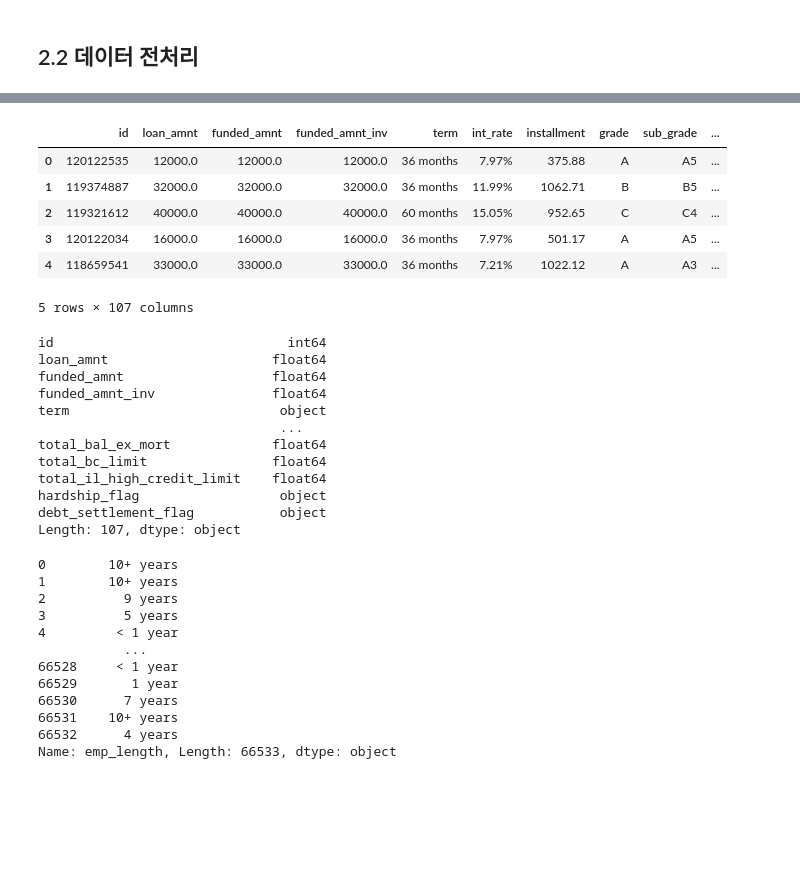
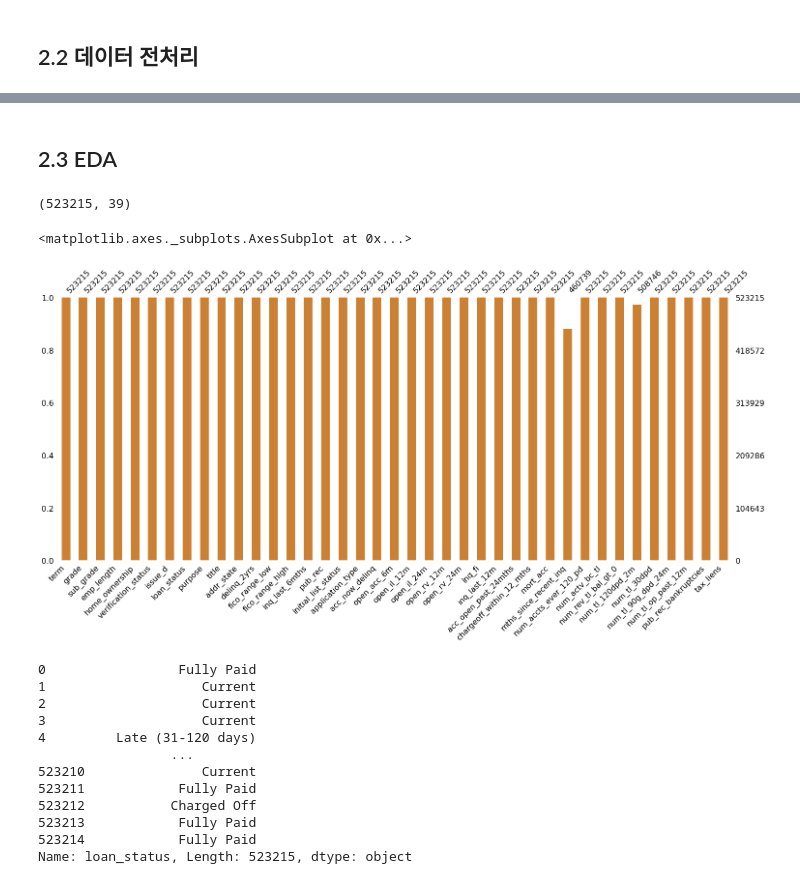
Before and after one commit to seokhee516/Default-Forecasting, a Jupyter notebook: 문제정의_및_EDAipynb.ipynb, the cells around one changed output, grey strips where cells are left out. Drawn from its saved outputs; the diff is of its cells as text; code cells hidden in the pictures; blank space fills up the shorter version.

```diff
--- a/문제정의_및_EDAipynb.ipynb
+++ b/문제정의_및_EDAipynb.ipynb
@@ -63,0 +95,6 @@ msno.bar(df=df.iloc[:, :], color=(0.8, 0.5, 0.2))
+# %%
+df.loc[(df['emp_length']== '< 1 year')|(df['emp_length']== '1 year')|(df['emp_length']== '2 years')|(df['emp_length']== '3 years'),'emp_length'] = 'less than 3 years'
+# %%
+df.loc[(df['emp_length']== '4 years')|(df['emp_length']== '5 years')|(df['emp_length']== '6 years')|(df['emp_length']== '7 years')|(df['emp_length']== '8 years')|(df['emp_length']== '9 years'),'emp_length'] = 'more than 4 years and less than 9 years'
+# %%
+df['emp_length'].fillna('unemployed', inplace=True)
@@ -64,4 +113,2 @@ msno.bar(df=df.iloc[:, :], color=(0.8, 0.5, 0.2))
 # %%
 df.dropna(thresh=int(len(df) * 0.5), axis=1, inplace=True)
-# %%
-df.fillna(df.mean(), inplace=True)
@@ -70,10 +114,0 @@ df.isnull().any()
-# %%
-df[['emp_length','']].head()
-# %% [output]
-|  | id | loan_amnt | funded_amnt | funded_amnt_inv | term | int_rate | installment | grade | sub_grade | ... |
-| 0 | 120122535 | 12000.0 | 12000.0 | 12000.0 | 36 months | 7.97% | 375.88 | A | A5 | ... |
-| 1 | 119374887 | 32000.0 | 32000.0 | 32000.0 | 36 months | 11.99% | 1062.71 | B | B5 | ... |
-| 2 | 119321612 | 40000.0 | 40000.0 | 40000.0 | 60 months | 15.05% | 952.65 | C | C4 | ... |
-| 3 | 120122034 | 16000.0 | 16000.0 | 16000.0 | 36 months | 7.97% | 501.17 | A | A5 | ... |
-| 4 | 118659541 | 33000.0 | 33000.0 | 33000.0 | 36 months | 7.21% | 1022.12 | A | A3 | ... |
-5 rows × 107 columns
@@ -87,30 +115,26 @@ df = df[selected_features]
+# %% [markdown]
+## 2.3 EDA
 # %%
-df.dtypes
+df.shape
 # %% [output]
-id                              int64
-loan_amnt                     float64
-funded_amnt                   float64
-funded_amnt_inv               float64
-term                           object
-                               ...
-total_bal_ex_mort             float64
-total_bc_limit                float64
-total_il_high_credit_limit    float64
-hardship_flag                  object
-debt_settlement_flag           object
-Length: 107, dtype: object
+(523215, 39)
+# %%
+msno.bar(df=df.iloc[:, :], color=(0.8, 0.5, 0.2))
+# %% [output]
+<matplotlib.axes._subplots.AxesSubplot at 0x...>
+[figure, added]
 # %%
-df.emp_length
+df.loan_status
 # %% [output]
-0        10+ years
-1        10+ years
-2          9 years
-3          5 years
-4         < 1 year
-           ...
-66528     < 1 year
-66529       1 year
-66530      7 years
-66531    10+ years
-66532      4 years
-Name: emp_length, Length: 66533, dtype: object
+0                 Fully Paid
+1                    Current
+2                    Current
+3                    Current
+4         Late (31-120 days)
+                 ...
+523210               Current
+523211            Fully Paid
+523212           Charged Off
+523213            Fully Paid
+523214            Fully Paid
+Name: loan_status, Length: 523215, dtype: object
```
Also changed, not shown: parts of 19 cells of this notebook.
